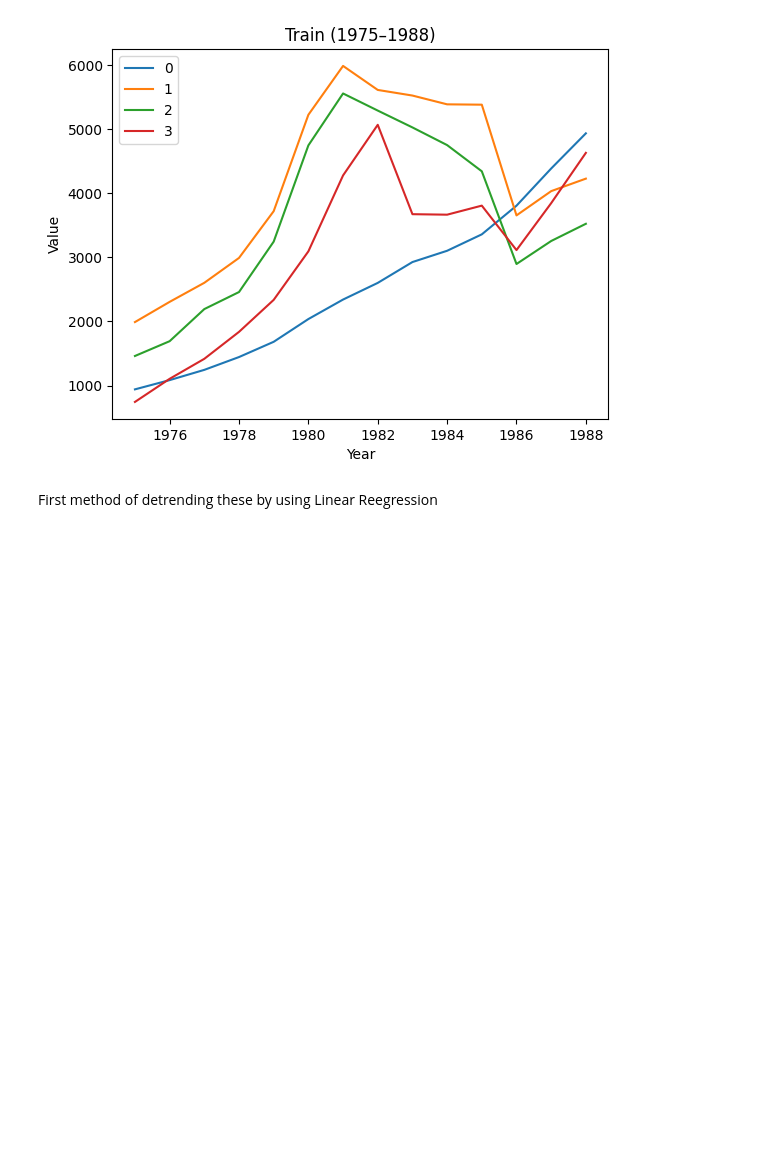
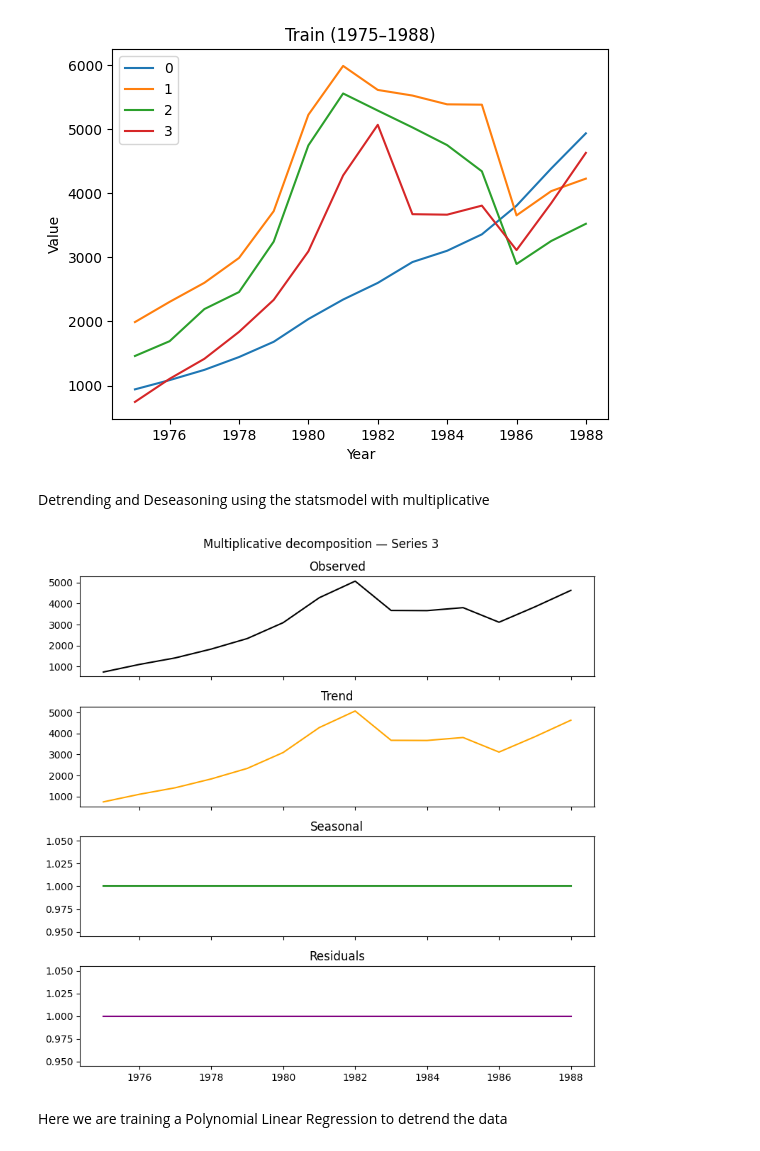
Before and after one commit to sandoiustefan-svg/stock-price-forecasting, a Jupyter notebook: notebooks/preprocessing_analysis.ipynb, the cells around one changed output. Drawn from its saved outputs; the diff is of its cells as text; code cells hidden in the pictures; blank space fills up the shorter version.

Commit message:
detrended and deseasoned the signal

```diff
--- a/notebooks/preprocessing_analysis.ipynb
+++ b/notebooks/preprocessing_analysis.ipynb
@@ -30,5 +32,49 @@ ax.legend()
 plt.show()
 # %% [output]
 [figure]
-# %% [markdown]
-First method of detrending these by using Linear Reegression
+# %% [markdown]
+Detrending and Deseasoning using the statsmodel with multiplicative
+# %%
+
+trend_components = []
+seasonal_components = []
+residual_components = []
+
+for i, (_, row) in enumerate(tqdm(train_df.iterrows(), total=len(train_df))):
+    y = pd.Series(row.to_numpy(), index=pd.PeriodIndex(years, freq="Y"))
+
+    result = seasonal_decompose(y, model='multiplicative', period=1)
+
+    trend_components.append(result.trend.to_numpy())
+    seasonal_components.append(result.seasonal.to_numpy())
+    residual_components.append(result.resid.to_numpy())
+
+# convert to DataFrames
+trend_df = pd.DataFrame(trend_components, columns=train_df.columns)
+seasonal_df = pd.DataFrame(seasonal_components, columns=train_df.columns)
+residual_df = pd.DataFrame(residual_components, columns=train_df.columns)
+# %%
+def plot_multiplicative_decomposition(sid):
+    y = pd.Series(train_df.loc[sid].to_numpy(float),
+                  index=pd.PeriodIndex(years, freq='Y'))
+
+    res = seasonal_decompose(y, model='multiplicative', period=1)
+
+    fig, axes = plt.subplots(4, 1, figsize=(8, 8), sharex=True)
+    axes[0].plot(y.index.to_timestamp(), y.values, label="Observed", color='black')
+    axes[0].set_title("Observed")
+    axes[1].plot(res.trend.index.to_timestamp(), res.trend, color='orange')
+    axes[1].set_title("Trend")
+    axes[2].plot(res.seasonal.index.to_timestamp(), res.seasonal, color='green')
+    axes[2].set_title("Seasonal")
+    axes[3].plot(res.resid.index.to_timestamp(), res.resid, color='purple')
+    axes[3].set_title("Residuals")
+    plt.suptitle(f"Multiplicative decomposition — Series {sid}")
+    plt.tight_layout()
+    plt.show()
+
+plot_multiplicative_decomposition(3)
+# %% [output]
+[figure, added]
+# %% [markdown]
+Here we are training a Polynomial Linear Regression to detrend the data
```
Also changed, not shown: parts of 2 cells of this notebook, 2 other files.
